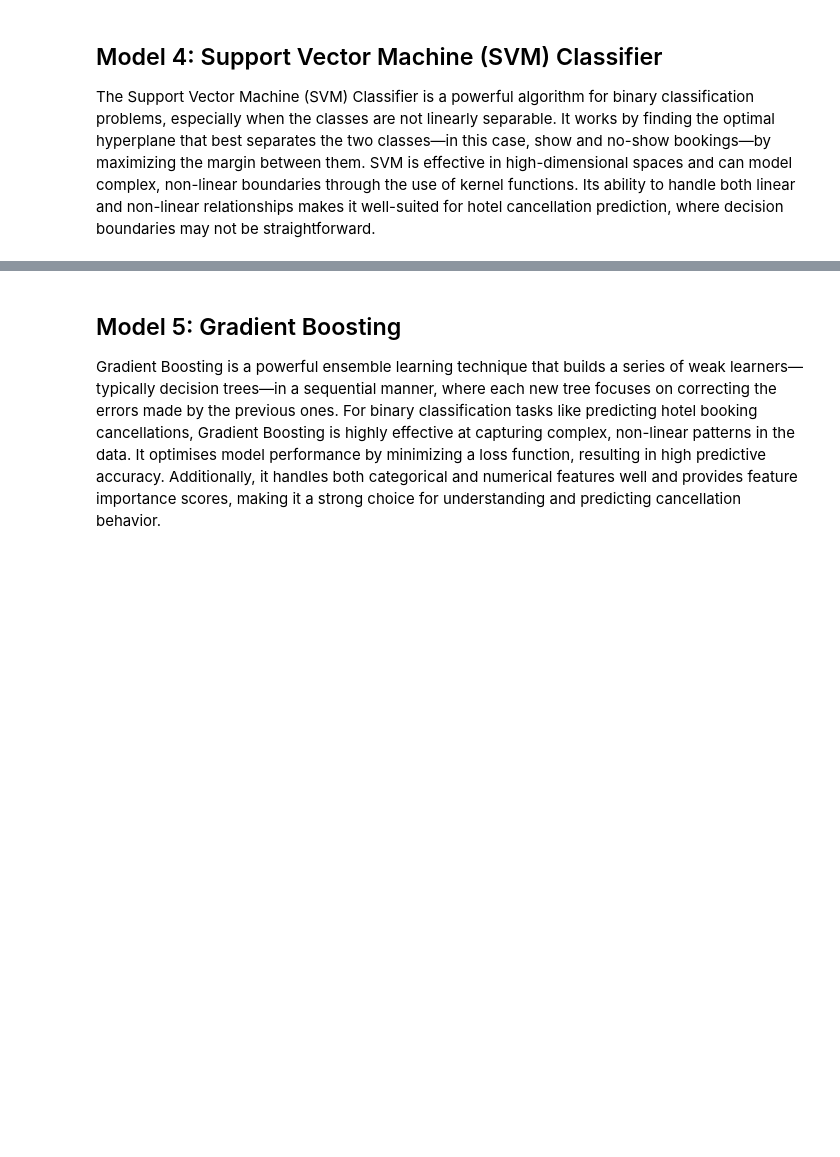
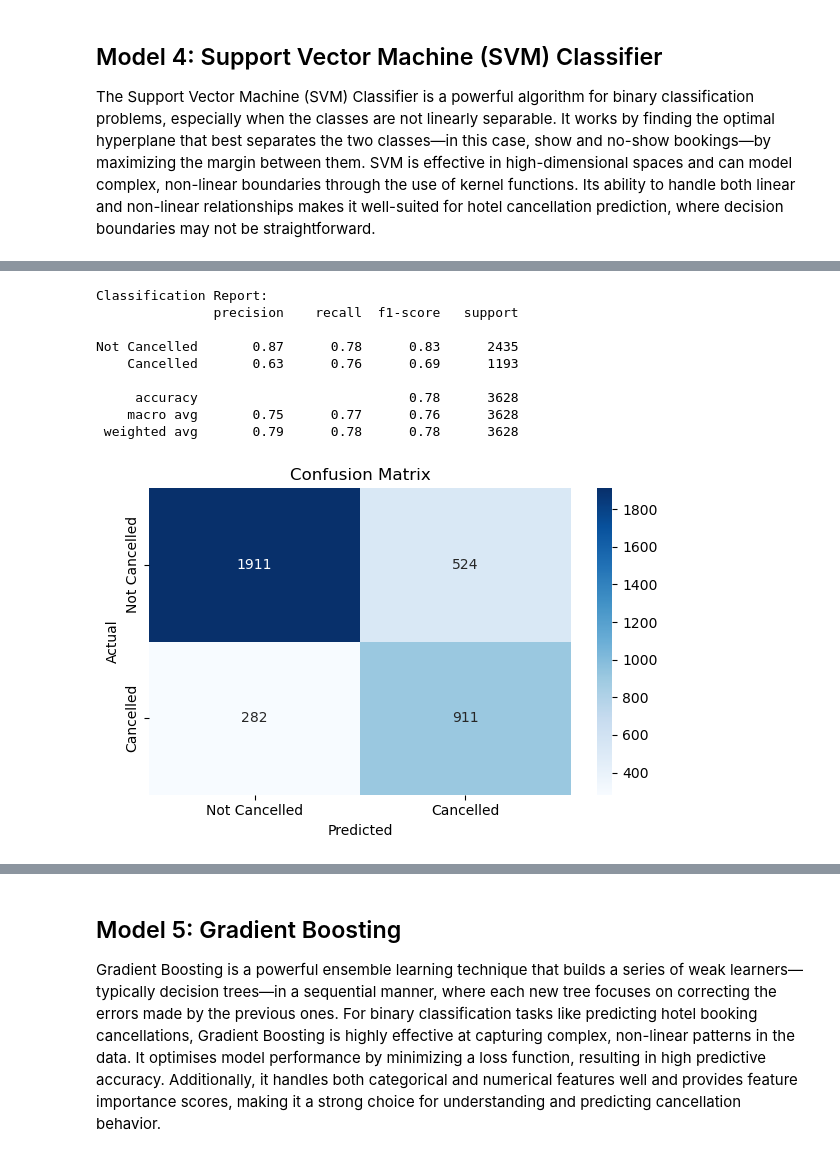
Before and after one commit to Navitraa/Hotel-Reservation-Cancellation-Prediction, a Jupyter notebook: main.ipynb, the cells around one changed output, grey strips where cells are left out. Drawn from its saved outputs; the diff is of its cells as text; code cells hidden in the pictures; blank space fills up the shorter version.

```diff
--- a/main.ipynb
+++ b/main.ipynb
@@ -614,0 +624,80 @@ weighted avg       0.80      0.80      0.79      3628
+# %%
+# Model 4: Support Vector Machine (SVM) Classifier
+from sklearn.metrics import classification_report, confusion_matrix, roc_curve, auc, precision_recall_curve
+import matplotlib.pyplot as plt
+import seaborn as sns
+
+# Step 1: Define predictors and target
+predictors = ['lead_time', 'avg_price_per_room', 'no_of_special_requests']
+X = dataCleaned[predictors]
+y = dataCleaned['booking_status']  # 0 = Show, 1 = No Show
+
+# Step 2: Scale features
+scaler = StandardScaler()
+X_scaled = scaler.fit_transform(X)
+
+# Step 3: Train-test split
+X_train, X_test, y_train, y_test = train_test_split(
+    X_scaled, y, test_size=0.2, random_state=42
+)
+
+# Step 4: Train SVM
+svm_model = SVC(kernel='rbf', C=1.0, gamma='scale', class_weight='balanced', probability=True)
+svm_model.fit(X_train, y_train)
+
+# Step 5: Predictions
+y_pred = svm_model.predict(X_test)
+y_probs = svm_model.predict_proba(X_test)[:, 1]
+
+# Step 6: Confusion Matrix
+cm = confusion_matrix(y_test, y_pred)
+
+print("\nClassification Report:")
+print(classification_report(y_test, y_pred, target_names=['Not Cancelled', 'Cancelled']))
+
+# Confusion Matrix Plot
+plt.figure(figsize=(6, 4))
+sns.heatmap(cm, annot=True, fmt='d', cmap='Blues', cbar=True,
+            xticklabels=['Not Cancelled', 'Cancelled'],
+            yticklabels=['Not Cancelled', 'Cancelled'])
+plt.title("Confusion Matrix")
+plt.xlabel("Predicted")
+plt.ylabel("Actual")
+plt.tight_layout()
+plt.show()
+
+# Step 7: ROC and Precision-Recall Curves
+fpr, tpr, _ = roc_curve(y_test, y_probs)
+roc_auc = auc(fpr, tpr)
+precision, recall, _ = precision_recall_curve(y_test, y_probs)
+
+fig, axes = plt.subplots(1, 2, figsize=(12, 5))
+
+# ROC Curve
+axes[0].plot(fpr, tpr, label=f'AUC = {roc_auc:.2f}')
+axes[0].plot([0, 1], [0, 1], linestyle='--', color='orange')
+axes[0].set_title('ROC Curve')
+axes[0].set_xlabel('False Positive Rate')
+axes[0].set_ylabel('True Positive Rate')
+axes[0].legend()
+
+# Precision-Recall Curve
+axes[1].plot(recall, precision, label='PR Curve')
+axes[1].set_title('Precision-Recall Curve')
+axes[1].set_xlabel('Recall')
+axes[1].set_ylabel('Precision')
+axes[1].legend()
+
+plt.tight_layout()
+plt.show()
+# %% [output]
+Classification Report:
+               precision    recall  f1-score   support
+
+Not Cancelled       0.87      0.78      0.83      2435
+    Cancelled       0.63      0.76      0.69      1193
+
+     accuracy                           0.78      3628
+    macro avg       0.75      0.77      0.76      3628
+ weighted avg       0.79      0.78      0.78      3628
+[figure, added]
```
Also changed, not shown: parts of 28 cells of this notebook, 3 other files.
